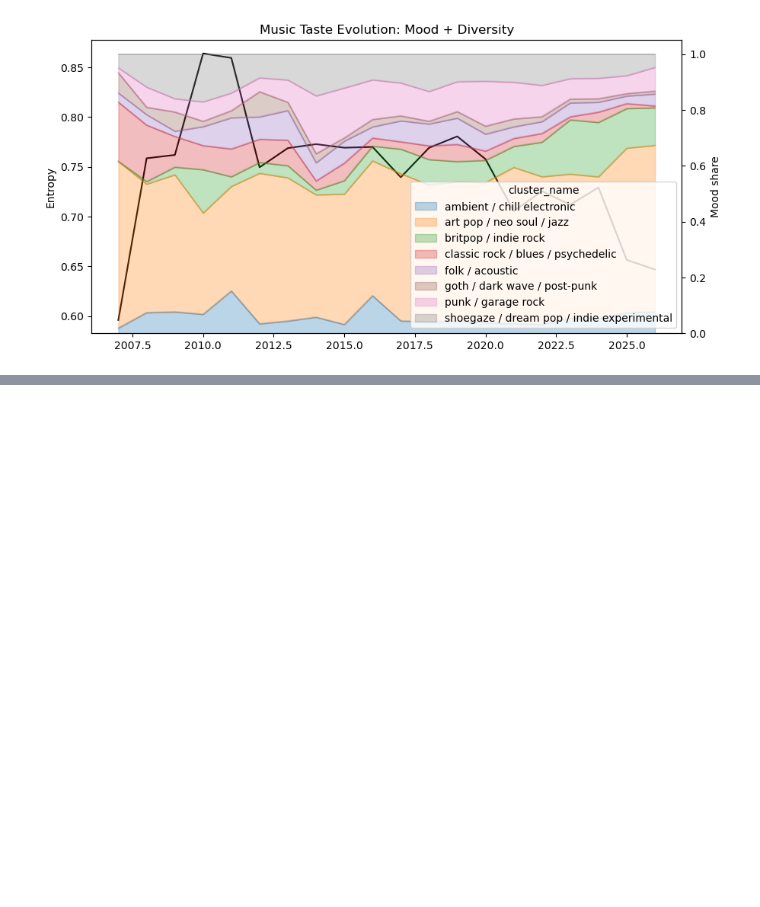
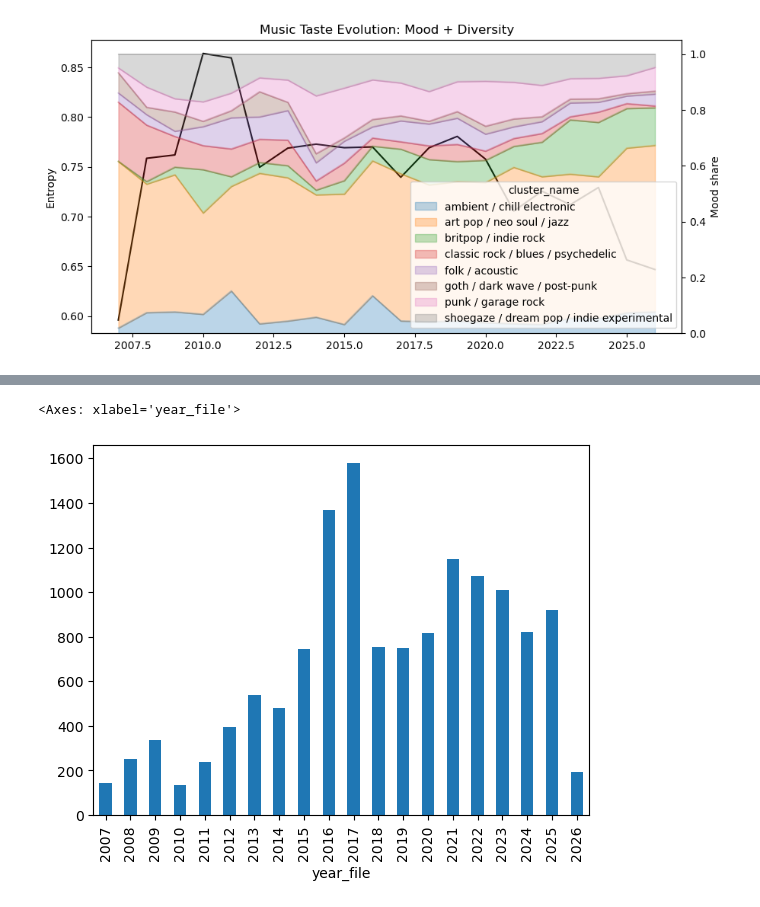
Before and after one commit to fredzell/music-mood-profiler, a Jupyter notebook: notebooks/06_lastfm_clusters_visualization_umap.ipynb, the cells around one changed output, grey strips where cells are left out. Drawn from its saved outputs; the diff is of its cells as text; code cells hidden in the pictures; blank space fills up the shorter version.

```diff
--- a/notebooks/06_lastfm_clusters_visualization_umap.ipynb
+++ b/notebooks/06_lastfm_clusters_visualization_umap.ipynb
@@ -235,0 +296,19 @@ plt.show()
+# %%
+# How many new artists I discovered per year?
+
+first_seen = (
+    model_df
+    .groupby("artist_clean")["year_file"]
+    .min()
+)
+
+new_artists_per_year = (
+    first_seen
+    .value_counts()
+    .sort_index()
+)
+
+new_artists_per_year.plot(kind="bar")
+# %% [output]
+<Axes: xlabel='year_file'>
+[figure, added]
```
Also changed, not shown: parts of 19 cells of this notebook, 1 other file.
